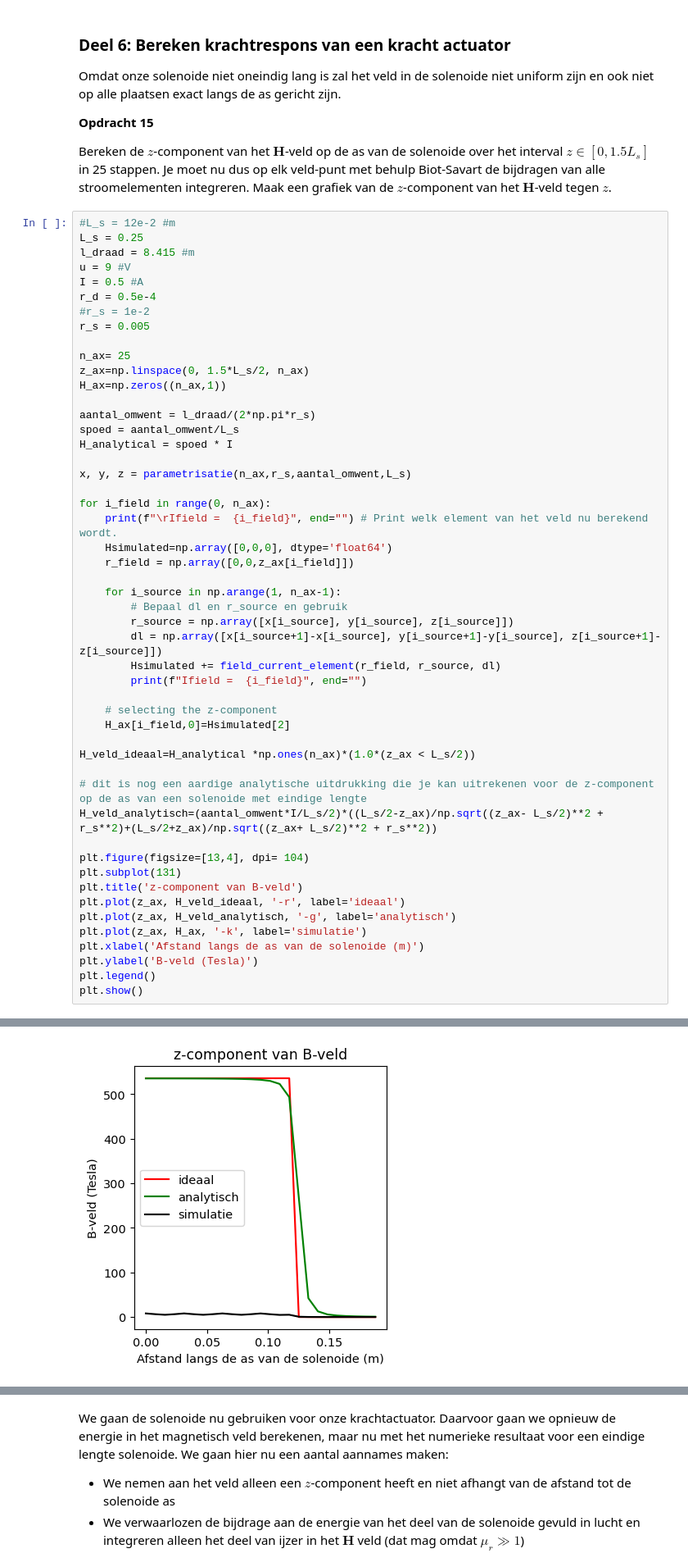
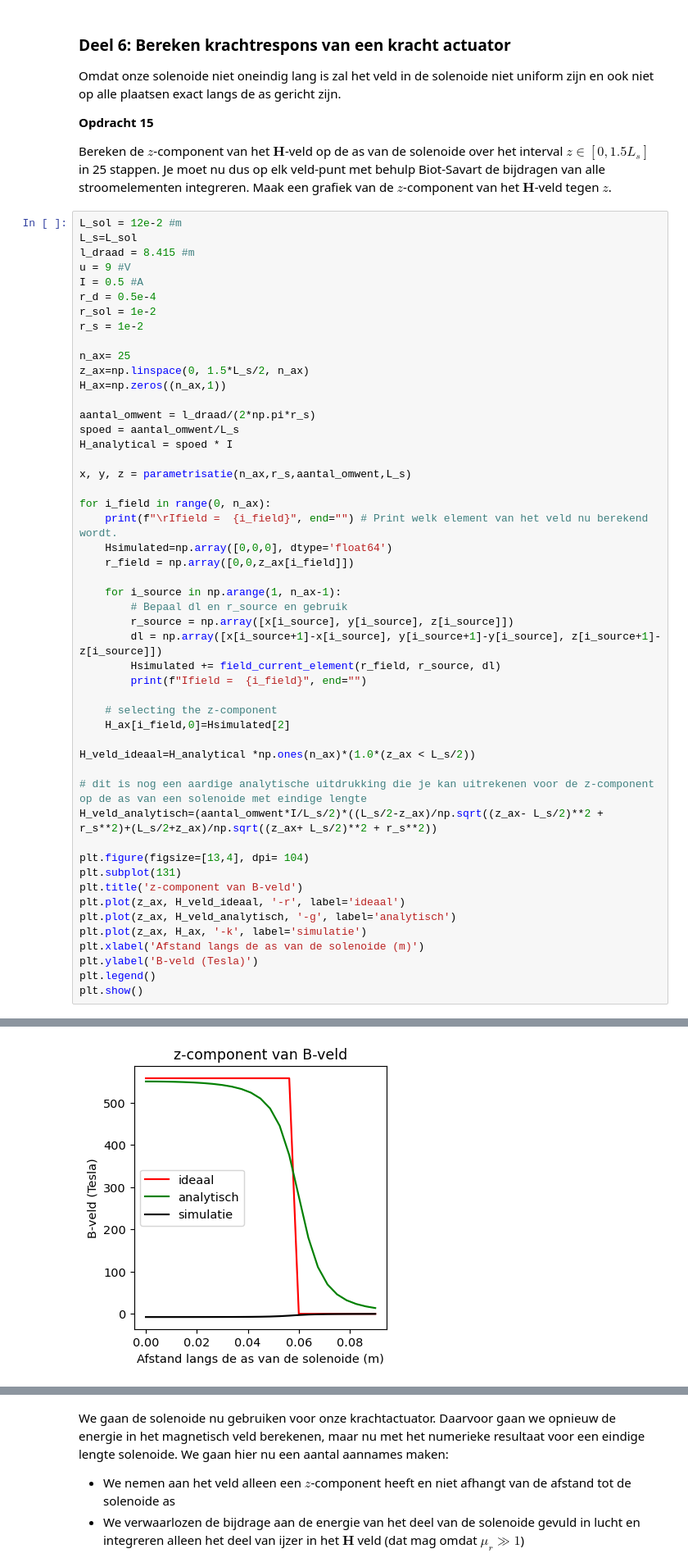
Before and after one commit to T-L-cc/opdrachten-DEF-D, a Jupyter notebook: 2KrachtactuatorOpdracht/KrachtactuatorOpdracht.ipynb, the cells around one changed output, grey strips where cells are left out. Shown at 82% size. Drawn from its saved outputs; the diff is of its cells as text.

```diff
--- a/2KrachtactuatorOpdracht/KrachtactuatorOpdracht.ipynb
+++ b/2KrachtactuatorOpdracht/KrachtactuatorOpdracht.ipynb
@@ -531,14 +531,14 @@ Omdat onze solenoide niet oneindig lang is zal het veld in de solenoide niet uni
 
 Bereken de $z$-component van het $\mathbf{H}$-veld op de as van de solenoide over het interval $z \in [0, 1.5L_s]$ in 25 stappen. Je moet nu dus op elk veld-punt met behulp Biot-Savart de bijdragen van alle stroomelementen integreren. Maak een grafiek van de $z$-component van het $\mathbf{H}$-veld tegen $z$.
 # %%
-#L_s = 12e-2 #m
-L_s = 0.25
+L_sol = 12e-2 #m
+L_s=L_sol
 l_draad = 8.415 #m
 u = 9 #V
 I = 0.5 #A
 r_d = 0.5e-4
-#r_s = 1e-2
-r_s = 0.005
+r_sol = 1e-2
+r_s = 1e-2
 
 n_ax= 25
 z_ax=np.linspace(0, 1.5*L_s/2, n_ax)
@@ -555,34 +555,34 @@ for i_field in range(0, n_ax):
     Hsimulated=np.array([0,0,0], dtype='float64')
     r_field = np.array([0,0,z_ax[i_field]])
 
     for i_source in np.arange(1, n_ax-1):
         # Bepaal dl en r_source en gebruik
         r_source = np.array([x[i_source], y[i_source], z[i_source]])
         dl = np.array([x[i_source+1]-x[i_source], y[i_source+1]-y[i_source], z[i_source+1]-z[i_source]])
         Hsimulated += field_current_element(r_field, r_source, dl)
         print(f"Ifield =  {i_field}", end="")
 
     # selecting the z-component
     H_ax[i_field,0]=Hsimulated[2]
 
 H_veld_ideaal=H_analytical *np.ones(n_ax)*(1.0*(z_ax < L_s/2))
 
 # dit is nog een aardige analytische uitdrukking die je kan uitrekenen voor de z-component op de as van een solenoide met eindige lengte
 H_veld_analytisch=(aantal_omwent*I/L_s/2)*((L_s/2-z_ax)/np.sqrt((z_ax- L_s/2)**2 + r_s**2)+(L_s/2+z_ax)/np.sqrt((z_ax+ L_s/2)**2 + r_s**2))
 
 plt.figure(figsize=[13,4], dpi= 104)
 plt.subplot(131)
 plt.title('z-component van B-veld')
 plt.plot(z_ax, H_veld_ideaal, '-r', label='ideaal')
 plt.plot(z_ax, H_veld_analytisch, '-g', label='analytisch')
 plt.plot(z_ax, H_ax, '-k', label='simulatie')
 plt.xlabel('Afstand langs de as van de solenoide (m)')
 plt.ylabel('B-veld (Tesla)')
 plt.legend()
 plt.show()
 # %% [output]
 Ifield =  24Ifield =  24Ifield =  24Ifield =  24Ifield =  24Ifield =  24Ifield =  24Ifield =  24Ifield =  24Ifield =  24Ifield =  24Ifield =  24Ifield =  24Ifield =  24Ifield =  24Ifield =  24Ifield = ...
-[figure, old version]
+[figure, new version]
 # %%
 n_ax=25
 z_ax=np.linspace(0, 1.5*L_sol/2, n_ax)
```
Also changed, not shown: parts of 5 cells of this notebook.
